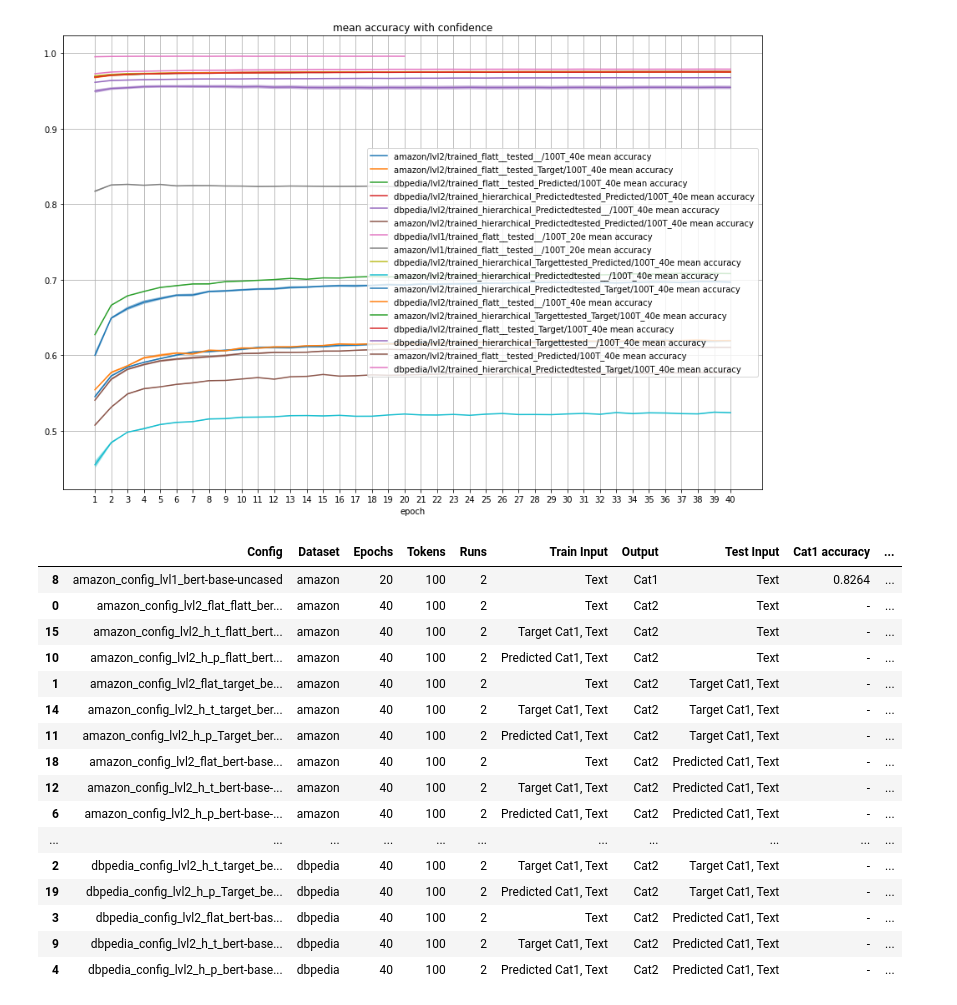
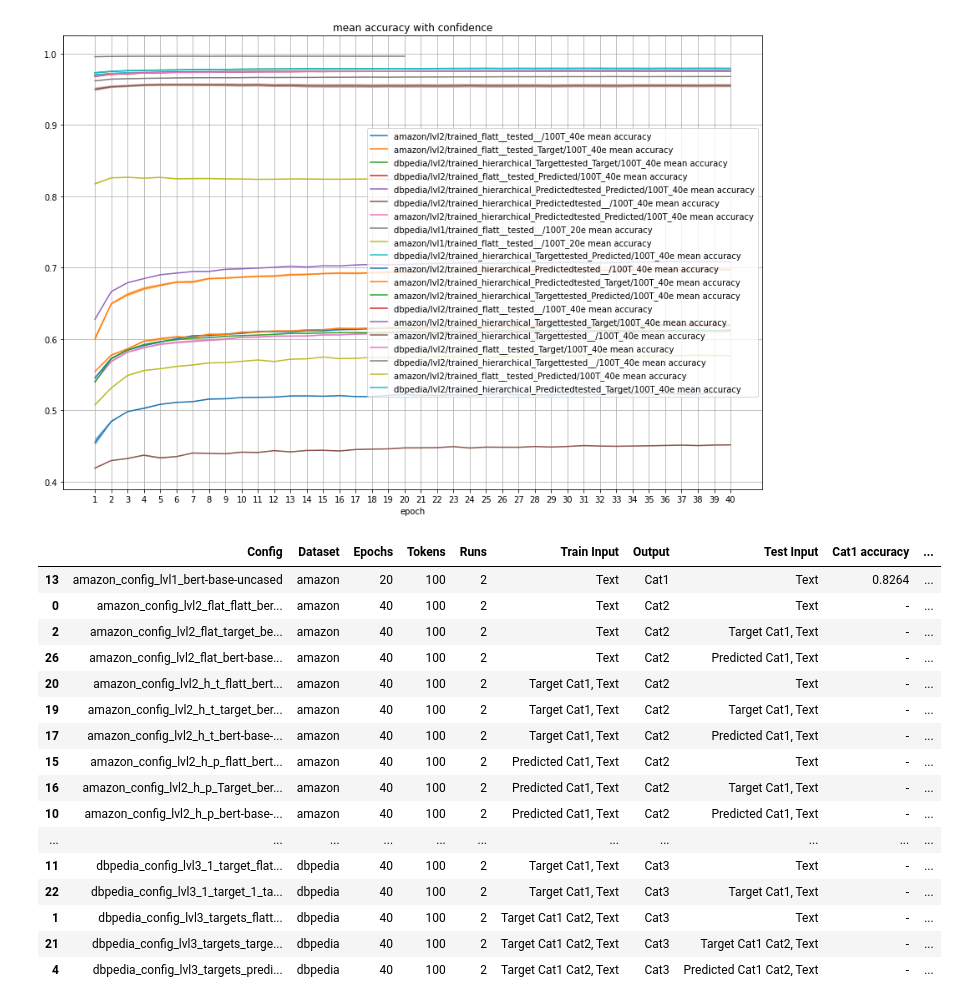
Before and after one commit to HickmannLautaro/BERT_classifier, a Jupyter notebook: Resul_table_generator.ipynb, the cells around one changed output. Drawn from its saved outputs; the diff is of its cells as text; code cells hidden in the pictures.

```diff
--- a/Resul_table_generator.ipynb
+++ b/Resul_table_generator.ipynb
@@ -50,4 +47,4 @@ confs=['Configs/amazon_config_lvl2_flat_flatt_bert-base-uncased.yaml',
  'Configs/dbpedia_config_lvl2_h_t_flatt_bert-base-uncased.yaml',
  'Configs/amazon_config_lvl2_flat_bert-base-uncased.yaml',
  'Configs/dbpedia_config_lvl2_h_p_Target_bert-base-uncased.yaml']
-confs
+confs=conf
@@ -116,7 +92,7 @@ def get_data(config):
     title=files[0][29:-23]
     return title, mean_f1,std_f1,mean_acc,std_acc,max_f1,min_f1,max_accu,min_accu, lvl
 # %%
-reults=[get_data(filename) for filename in confs]
+reults=[get_data(filename) for filename in conf]
 reults_plot=[x for x in reults if np.sum(np.shape([[x[2]]]))!=2]
 # %% [output]
 Configs/amazon_config_lvl2_flat_flatt_bert-base-uncased.yaml
@@ -175,7 +151,7 @@ plt.savefig('./visualizations/accu_graph.png', dpi=fig.dpi)
 
 plt.show()
 # %% [output]
-[figure, old version]
+[figure, new version]
 # %%
 def make_table(config):
     with open(config) as f:
@@ -193,16 +169,26 @@ def make_table(config):
     hierar = arguments['hierar']
     lable_type = arguments['lable_type']
     test_labels_type = arguments['test_labels_type']
+    labels = arguments['labels']
+    test_labels = arguments['test_labels']
     # --------- Setup logs paths ----------
     if lable_type !='_':
-        lable_type+=" Cat"+str(lvl-1)+", Text"
+        if lable_type == "Target":
+            lable_type+=" "+' '.join(labels[0][1:])+", Text"
+        else:
+            lable_type+=" "+' '.join(["Cat"+str(i+1) for i in range(len(labels[0]))])+", Text"
     else:
         lable_type="Text"
 
     if test_labels_type !='_':
-        test_labels_type+=" Cat"+str(lvl-1)+", Text"
+        if test_labels_type == "Target":
+            test_labels_type+=" "+' '.join(test_labels[0][1:])+", Text"
+        else:
+            test_labels_type+=" "+' '.join(["Cat"+str(i+1) for i in range(len(test_labels[0]))])+", Text"
     else:
         test_labels_type="Text"
+
+
     return config[8:-5],dataset,epochs,max_length,runs,lable_type,"Cat"+str(lvl),test_labels_type
 # %%
 results=[make_table(filename) for filename in confs]
@@ -216,27 +202,27 @@ for sc in scores:
 # %%
 df=pd.DataFrame(np.hstack((results,data)), columns=["Config", "Dataset", "Epochs", "Tokens", "Runs", "Train Input", "Output", "Test Input", "Cat1 accuracy", "Cat1 F1 score macro", "Cat2 accuracy", "Cat2 F1 score macro", "Cat3 accuracy", "Cat3 F1 score macro"])
 #df=df.sort_values(by=['Config',"Output","Test Input" ])
-df=df.sort_values(by=['Dataset','Output',"Test Input","Train Input" ], ascending=[True,True,False,False])
+df=df.sort_values(by=['Dataset','Output',"Train Input","Test Input" ], ascending=[True,True,False,False])
 
 df=df.replace("-1","-")
 df
 # %% [output]
 |  | Config | Dataset | Epochs | Tokens | Runs | Train Input | Output | Test Input | Cat1 accuracy | ... |
-| 8 | amazon_config_lvl1_bert-base-uncased | amazon | 20 | 100 | 2 | Text | Cat1 | Text | 0.8264 | ... |
+| 13 | amazon_config_lvl1_bert-base-uncased | amazon | 20 | 100 | 2 | Text | Cat1 | Text | 0.8264 | ... |
 | 0 | amazon_config_lvl2_flat_flatt_ber... | amazon | 40 | 100 | 2 | Text | Cat2 | Text | - | ... |
-| 15 | amazon_config_lvl2_h_t_flatt_bert... | amazon | 40 | 100 | 2 | Target Cat1, Text | Cat2 | Text | - | ... |
-| 10 | amazon_config_lvl2_h_p_flatt_bert... | amazon | 40 | 100 | 2 | Predicted Cat1, Text | Cat2 | Text | - | ... |
-| 1 | amazon_config_lvl2_flat_target_be... | amazon | 40 | 100 | 2 | Text | Cat2 | Target Cat1, Text | - | ... |
-| 14 | amazon_config_lvl2_h_t_target_ber... | amazon | 40 | 100 | 2 | Target Cat1, Text | Cat2 | Target Cat1, Text | - | ... |
-| 11 | amazon_config_lvl2_h_p_Target_ber... | amazon | 40 | 100 | 2 | Predicted Cat1, Text | Cat2 | Target Cat1, Text | - | ... |
-| 18 | amazon_config_lvl2_flat_bert-base... | amazon | 40 | 100 | 2 | Text | Cat2 | Predicted Cat1, Text | - | ... |
-| 12 | amazon_config_lvl2_h_t_bert-base-... | amazon | 40 | 100 | 2 | Target Cat1, Text | Cat2 | Predicted Cat1, Text | - | ... |
-| 6 | amazon_config_lvl2_h_p_bert-base-... | amazon | 40 | 100 | 2 | Predicted Cat1, Text | Cat2 | Predicted Cat1, Text | - | ... |
+| 2 | amazon_config_lvl2_flat_target_be... | amazon | 40 | 100 | 2 | Text | Cat2 | Target Cat1, Text | - | ... |
+| 26 | amazon_config_lvl2_flat_bert-base... | amazon | 40 | 100 | 2 | Text | Cat2 | Predicted Cat1, Text | - | ... |
+| 20 | amazon_config_lvl2_h_t_flatt_bert... | amazon | 40 | 100 | 2 | Target Cat1, Text | Cat2 | Text | - | ... |
+| 19 | amazon_config_lvl2_h_t_target_ber... | amazon | 40 | 100 | 2 | Target Cat1, Text | Cat2 | Target Cat1, Text | - | ... |
+| 17 | amazon_config_lvl2_h_t_bert-base-... | amazon | 40 | 100 | 2 | Target Cat1, Text | Cat2 | Predicted Cat1, Text | - | ... |
+| 15 | amazon_config_lvl2_h_p_flatt_bert... | amazon | 40 | 100 | 2 | Predicted Cat1, Text | Cat2 | Text | - | ... |
+| 16 | amazon_config_lvl2_h_p_Target_ber... | amazon | 40 | 100 | 2 | Predicted Cat1, Text | Cat2 | Target Cat1, Text | - | ... |
+| 10 | amazon_config_lvl2_h_p_bert-base-... | amazon | 40 | 100 | 2 | Predicted Cat1, Text | Cat2 | Predicted Cat1, Text | - | ... |
 | ... | ... | ... | ... | ... | ... | ... | ... | ... | ... | ... |
-| 2 | dbpedia_config_lvl2_h_t_target_be... | dbpedia | 40 | 100 | 2 | Target Cat1, Text | Cat2 | Target Cat1, Text | - | ... |
-| 19 | dbpedia_config_lvl2_h_p_Target_be... | dbpedia | 40 | 100 | 2 | Predicted Cat1, Text | Cat2 | Target Cat1, Text | - | ... |
-| 3 | dbpedia_config_lvl2_flat_bert-bas... | dbpedia | 40 | 100 | 2 | Text | Cat2 | Predicted Cat1, Text | - | ... |
-| 9 | dbpedia_config_lvl2_h_t_bert-base... | dbpedia | 40 | 100 | 2 | Target Cat1, Text | Cat2 | Predicted Cat1, Text | - | ... |
-| 4 | dbpedia_config_lvl2_h_p_bert-base... | dbpedia | 40 | 100 | 2 | Predicted Cat1, Text | Cat2 | Predicted Cat1, Text | - | ... |
+| 11 | dbpedia_config_lvl3_1_target_flat... | dbpedia | 40 | 100 | 2 | Target Cat1, Text | Cat3 | Text | - | ... |
+| 22 | dbpedia_config_lvl3_1_target_1_ta... | dbpedia | 40 | 100 | 2 | Target Cat1, Text | Cat3 | Target Cat1, Text | - | ... |
+| 1 | dbpedia_config_lvl3_targets_flatt... | dbpedia | 40 | 100 | 2 | Target Cat1 Cat2, Text | Cat3 | Text | - | ... |
+| 21 | dbpedia_config_lvl3_targets_targe... | dbpedia | 40 | 100 | 2 | Target Cat1 Cat2, Text | Cat3 | Target Cat1 Cat2, Text | - | ... |
+| 4 | dbpedia_config_lvl3_targets_predi... | dbpedia | 40 | 100 | 2 | Target Cat1 Cat2, Text | Cat3 | Predicted Cat1 Cat2, Text | - | ... |
 # %%
 print(df.to_markdown())
```
Also changed, not shown: parts of 7 cells of this notebook, 21 other files.
